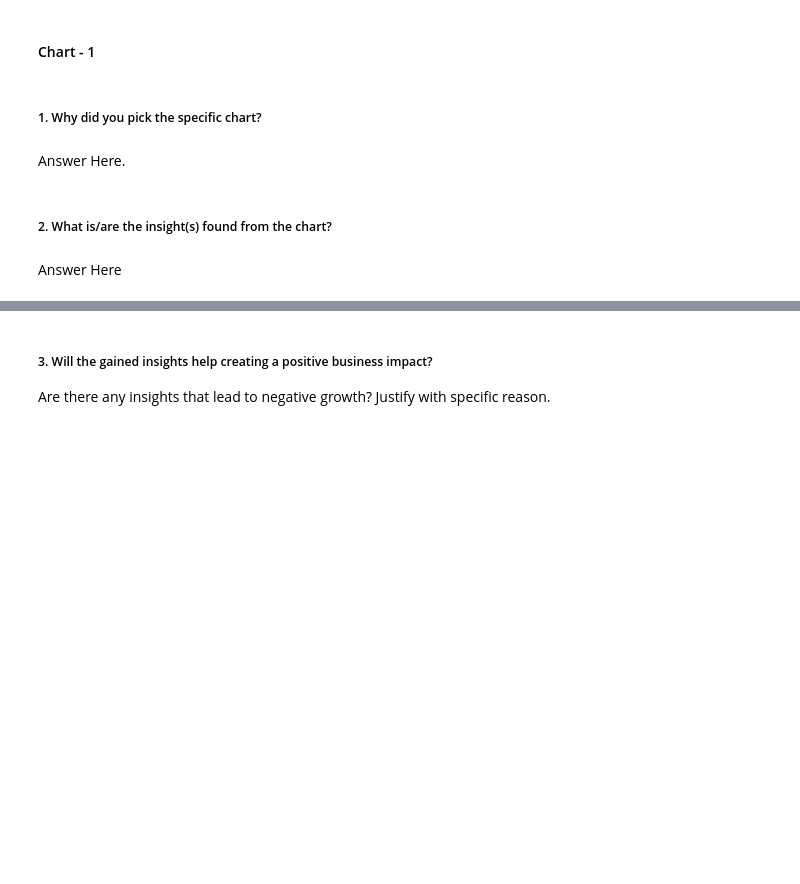
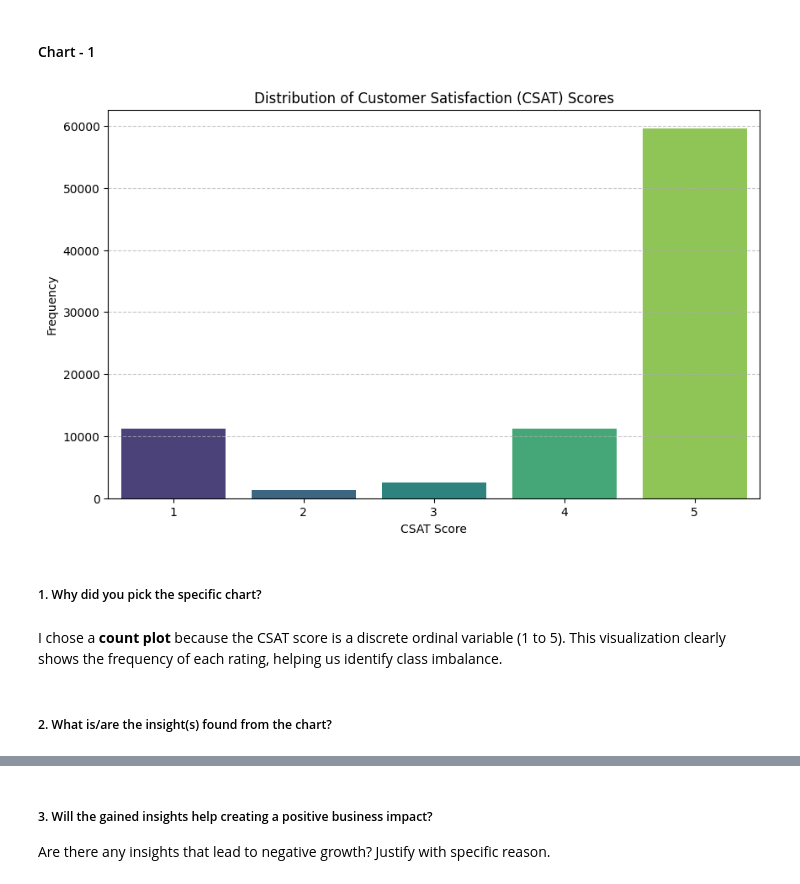
Before and after one commit to amol004/E-Commerce-Customer-Satisfaction-Score-Prediction-Deep-Learning, a Jupyter notebook: E_Commerce_Customer_Satisfaction_Score_Prediction.ipynb, the cells around one changed output, grey strips where cells are left out. Drawn from its saved outputs; the diff is of its cells as text; code cells hidden in the pictures; blank space fills up the shorter version.

```diff
--- a/E_Commerce_Customer_Satisfaction_Score_Prediction.ipynb
+++ b/E_Commerce_Customer_Satisfaction_Score_Prediction.ipynb
@@ -311,8 +309,17 @@ Answer Here.
+# %%
+# Chart - 1: Distribution of CSAT Scores
+plt.figure(figsize=(10, 6))
+sns.countplot(x='CSAT Score', data=df, palette='viridis')
+plt.title('Distribution of Customer Satisfaction (CSAT) Scores')
+plt.xlabel('CSAT Score')
+plt.ylabel('Frequency')
+plt.grid(axis='y', linestyle='--', alpha=0.7)
+plt.show()
+# %% [output]
+[figure, added]
 # %% [markdown]
 ##### 1. Why did you pick the specific chart?
-# %% [markdown]
-Answer Here.
+# %% [markdown]
+I chose a **count plot** because the CSAT score is a discrete ordinal variable (1 to 5). This visualization clearly shows the frequency of each rating, helping us identify class imbalance.
 # %% [markdown]
 ##### 2. What is/are the insight(s) found from the chart?
-# %% [markdown]
-Answer Here
```
Also changed, not shown: parts of 12 cells of this notebook.
